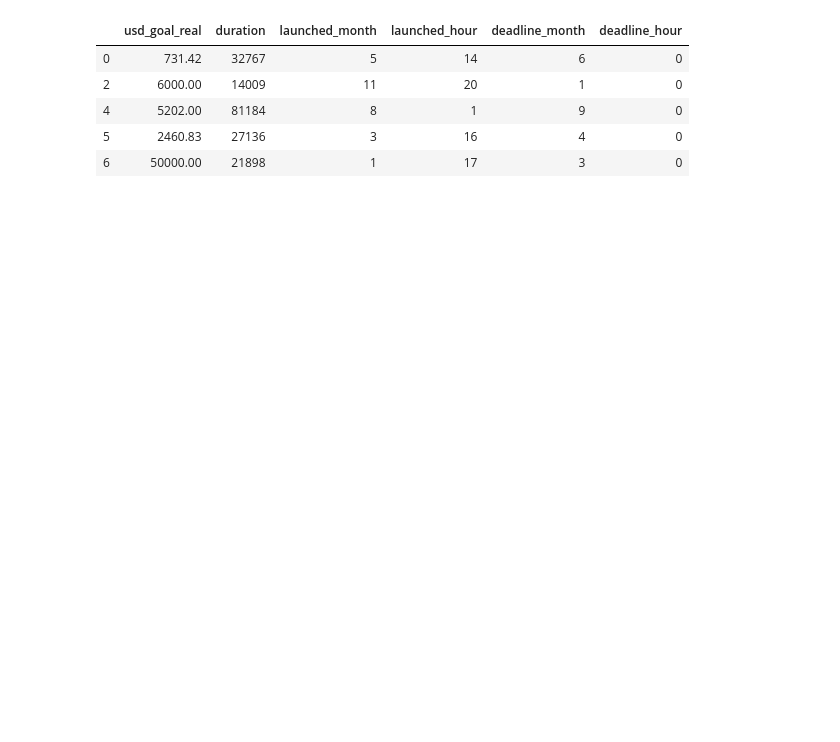
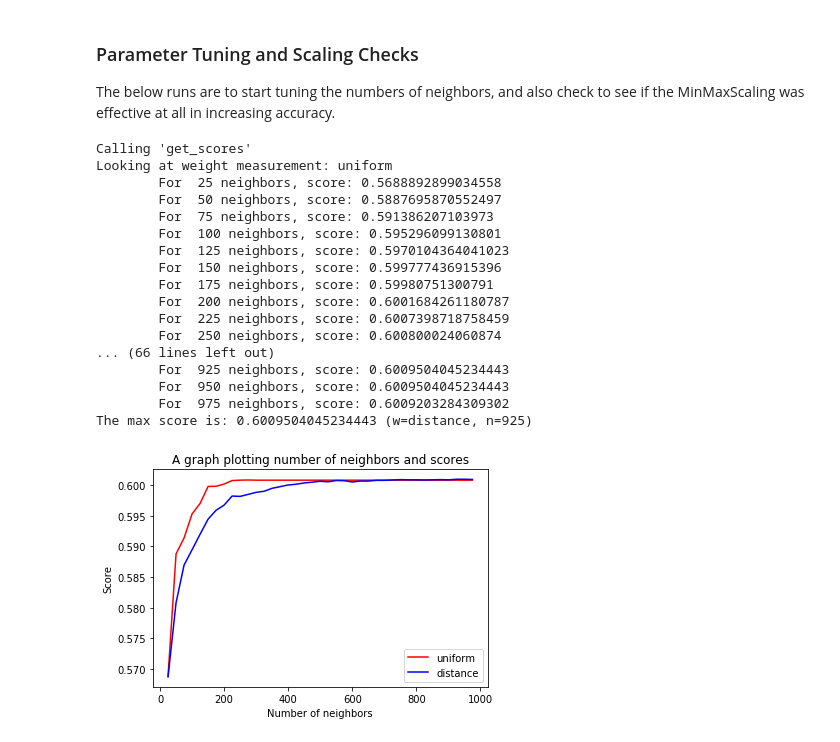
Before and after one commit to michaelmdresser/csci5622project, a Jupyter notebook: erika_knn.ipynb, the cells around one changed output. Cells and saved outputs as stored; diff of their text form; code cells hidden in the pictures; blank space fills up the shorter version.

```diff
--- a/erika_knn.ipynb
+++ b/erika_knn.ipynb
@@ -72,0 +18,10 @@ def prep_knn_basic(df):
+# %%
+def load_preprocessed_data(name):
+    # TODO: as additional preprocessing is completed, add options here.
+    if name != 'base' and name != 'doc2vec':
+        raise Exception("No preprocessd data available for that name.")
+    x_train = pd.read_csv("data/preprocess-{}-x-train.csv".format(name), index_col=0)
+    y_train = pd.read_csv("data/preprocess-{}-y-train.csv".format(name), squeeze=True)
+    x_valid = pd.read_csv("data/preprocess-{}-x-valid.csv".format(name), index_col=0)
+    y_valid = pd.read_csv("data/preprocess-{}-y-valid.csv".format(name), squeeze=True)
+    return x_train, y_train, x_valid, y_valid
@@ -110,14 +143,35 @@ def plot_scores(scores):
 
     ax.legend()
     plt.show()
-# %%
-X_train, y_train = prep_knn_basic(train_clean)
-X_validate, y_validate = prep_knn_basic(validate_clean)
-X_train.head()
-# %% [output]
-|  | usd_goal_real | duration | launched_month | launched_hour | deadline_month | deadline_hour |
-| 0 | 731.42 | 32767 | 5 | 14 | 6 | 0 |
-| 2 | 6000.00 | 14009 | 11 | 20 | 1 | 0 |
-| 4 | 5202.00 | 81184 | 8 | 1 | 9 | 0 |
-| 5 | 2460.83 | 27136 | 3 | 16 | 4 | 0 |
-| 6 | 50000.00 | 21898 | 1 | 17 | 3 | 0 |
+# %% [markdown]
+<h3>Parameter Tuning and Scaling Checks</h3>
+The below runs are to start tuning the numbers of neighbors, and also check to see if the MinMaxScaling was effective at all in increasing accuracy.
+# %%
+%%time
+num_samples = 50000
+max_score_base, scores_base = get_scores(25, 1000, 25,
+                                         x_train_base.head(num_samples),
+                                         y_train_base.head(num_samples),
+                                         x_valid_base.head(num_samples),
+                                         y_valid_base.head(num_samples))
+print("The max score is: {} (w={}, n={})".format(max_score_base[0], max_score_base[1], max_score_base[2]))
+plot_scores(scores_base)
+# %% [output]
+Calling 'get_scores'
+Looking at weight measurement: uniform
+        For  25 neighbors, score: 0.5688892899034558
+        For  50 neighbors, score: 0.5887695870552497
+        For  75 neighbors, score: 0.591386207103973
+        For  100 neighbors, score: 0.595296099130801
+        For  125 neighbors, score: 0.5970104364041023
+        For  150 neighbors, score: 0.599777436915396
+        For  175 neighbors, score: 0.59980751300791
+        For  200 neighbors, score: 0.6001684261180787
+        For  225 neighbors, score: 0.6007398718758459
+        For  250 neighbors, score: 0.600800024060874
+... (66 lines left out)
+        For  925 neighbors, score: 0.6009504045234443
+        For  950 neighbors, score: 0.6009504045234443
+        For  975 neighbors, score: 0.6009203284309302
+The max score is: 0.6009504045234443 (w=distance, n=925)
+[figure, added]
```
Also changed, not shown: parts of 27 cells of this notebook, 10 other files.
